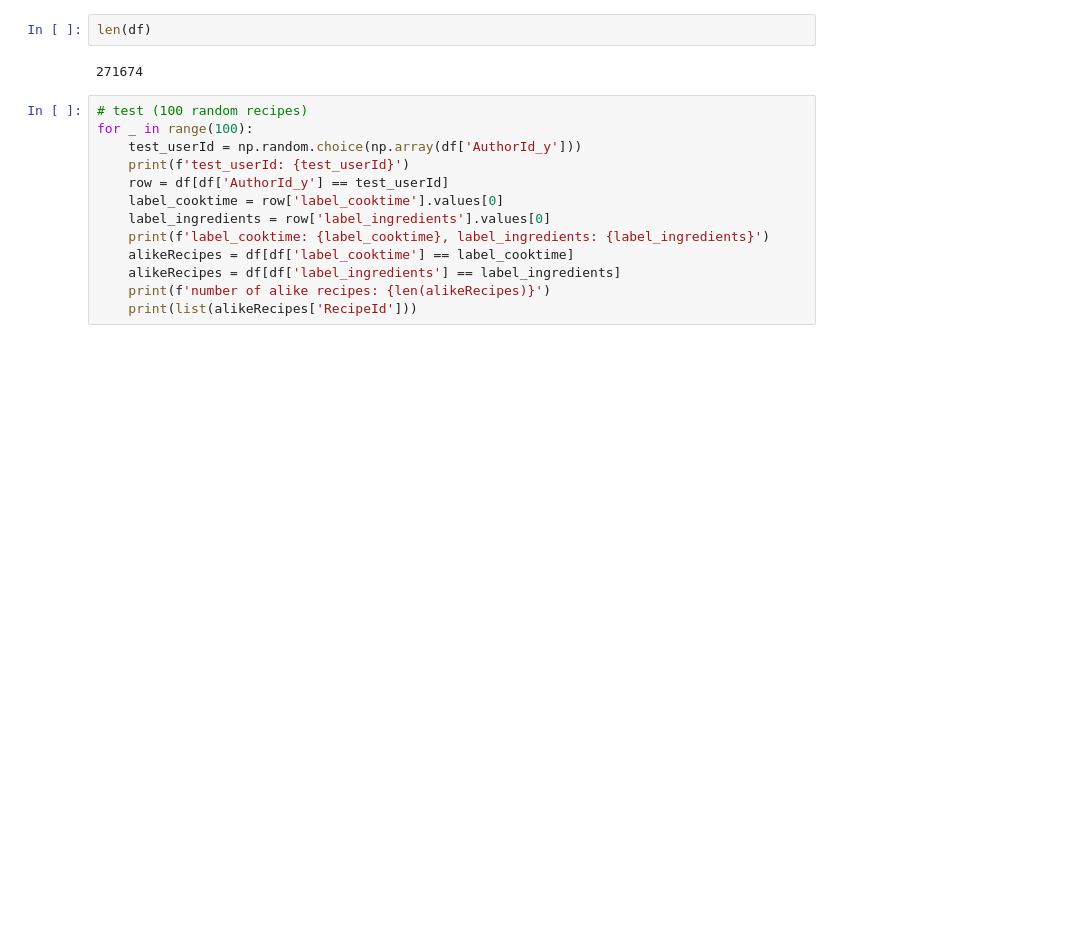
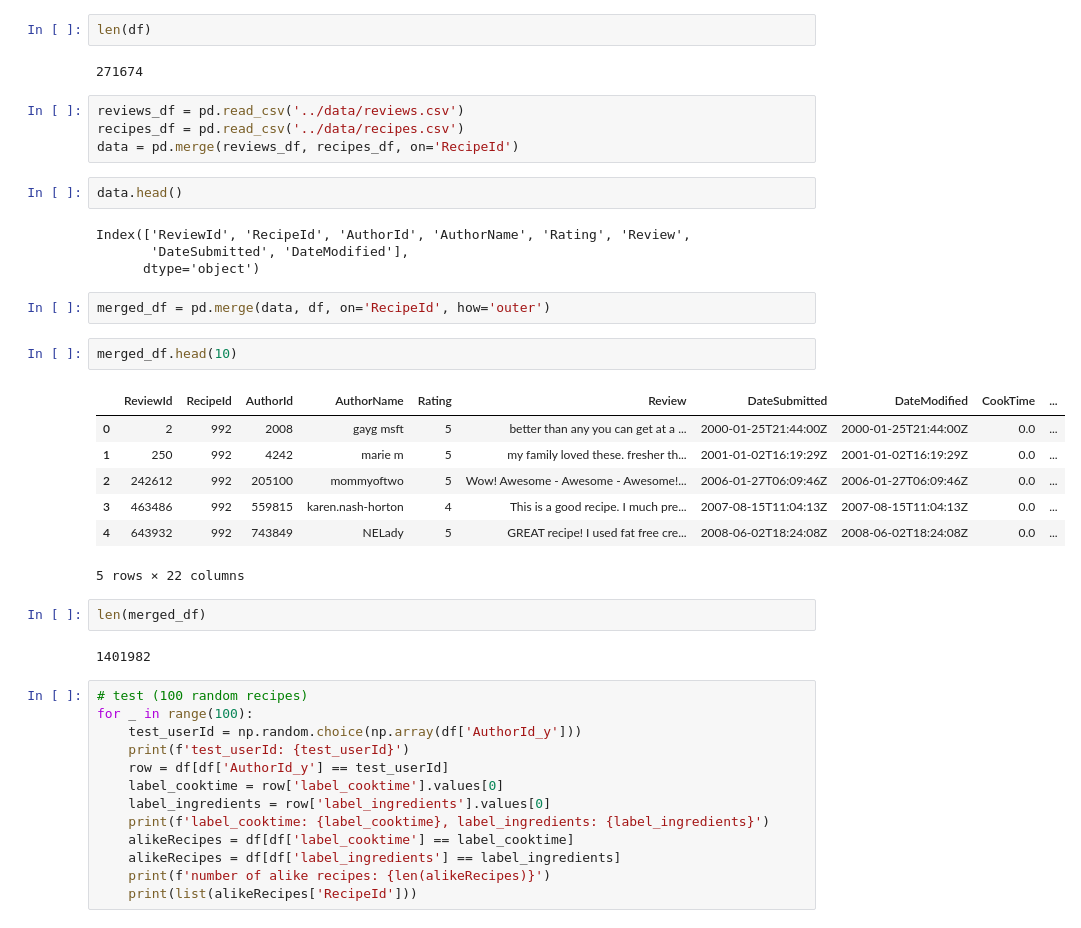
Before and after one commit to szheng3/540-recommendation, a Jupyter notebook: notebooks/test.ipynb, the cells around one changed output. Drawn from its saved outputs; the diff is of its cells as text; blank space fills up the shorter version.

```diff
--- a/notebooks/test.ipynb
+++ b/notebooks/test.ipynb
@@ -18,6 +18,32 @@ df.head()
 len(df)
 # %% [output]
 271674
+# %%
+reviews_df = pd.read_csv('../data/reviews.csv')
+recipes_df = pd.read_csv('../data/recipes.csv')
+data = pd.merge(reviews_df, recipes_df, on='RecipeId')
+# %%
+data.head()
+# %% [output]
+Index(['ReviewId', 'RecipeId', 'AuthorId', 'AuthorName', 'Rating', 'Review',
+       'DateSubmitted', 'DateModified'],
+      dtype='object')
+# %%
+merged_df = pd.merge(data, df, on='RecipeId', how='outer')
+# %%
+merged_df.head(10)
+# %% [output]
+|  | ReviewId | RecipeId | AuthorId | AuthorName | Rating | Review | DateSubmitted | DateModified | CookTime | ... |
+| 0 | 2 | 992 | 2008 | gayg msft | 5 | better than any you can get at a ... | 2000-01-25T21:44:00Z | 2000-01-25T21:44:00Z | 0.0 | ... |
+| 1 | 250 | 992 | 4242 | marie m | 5 | my family loved these. fresher th... | 2001-01-02T16:19:29Z | 2001-01-02T16:19:29Z | 0.0 | ... |
+| 2 | 242612 | 992 | 205100 | mommyoftwo | 5 | Wow! Awesome - Awesome - Awesome!... | 2006-01-27T06:09:46Z | 2006-01-27T06:09:46Z | 0.0 | ... |
+| 3 | 463486 | 992 | 559815 | karen.nash-horton | 4 | This is a good recipe. I much pre... | 2007-08-15T11:04:13Z | 2007-08-15T11:04:13Z | 0.0 | ... |
+| 4 | 643932 | 992 | 743849 | NELady | 5 | GREAT recipe! I used fat free cre... | 2008-06-02T18:24:08Z | 2008-06-02T18:24:08Z | 0.0 | ... |
+5 rows × 22 columns
+# %%
+len(merged_df)
+# %% [output]
+1401982
 # %%
 # test (100 random recipes)
 for _ in range(100):
```
Also changed, not shown: parts of 1 cell of this notebook, 5 other files.
